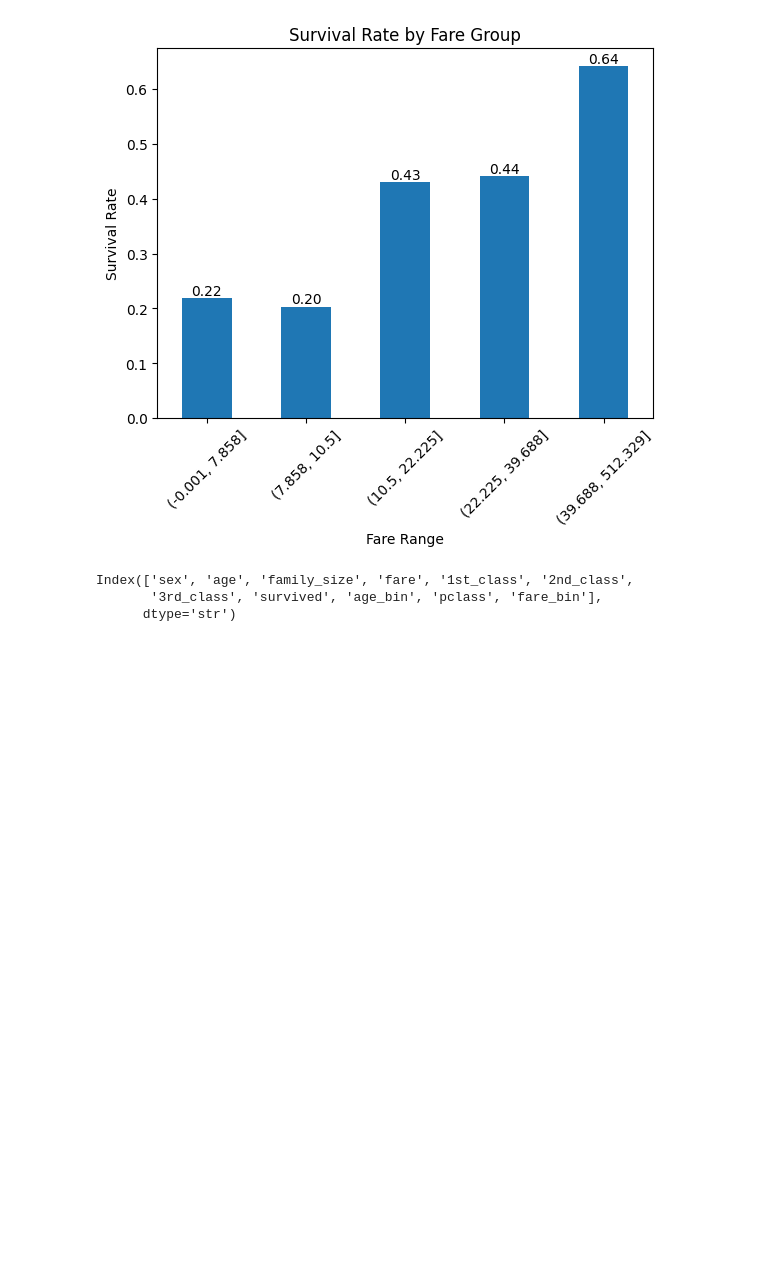
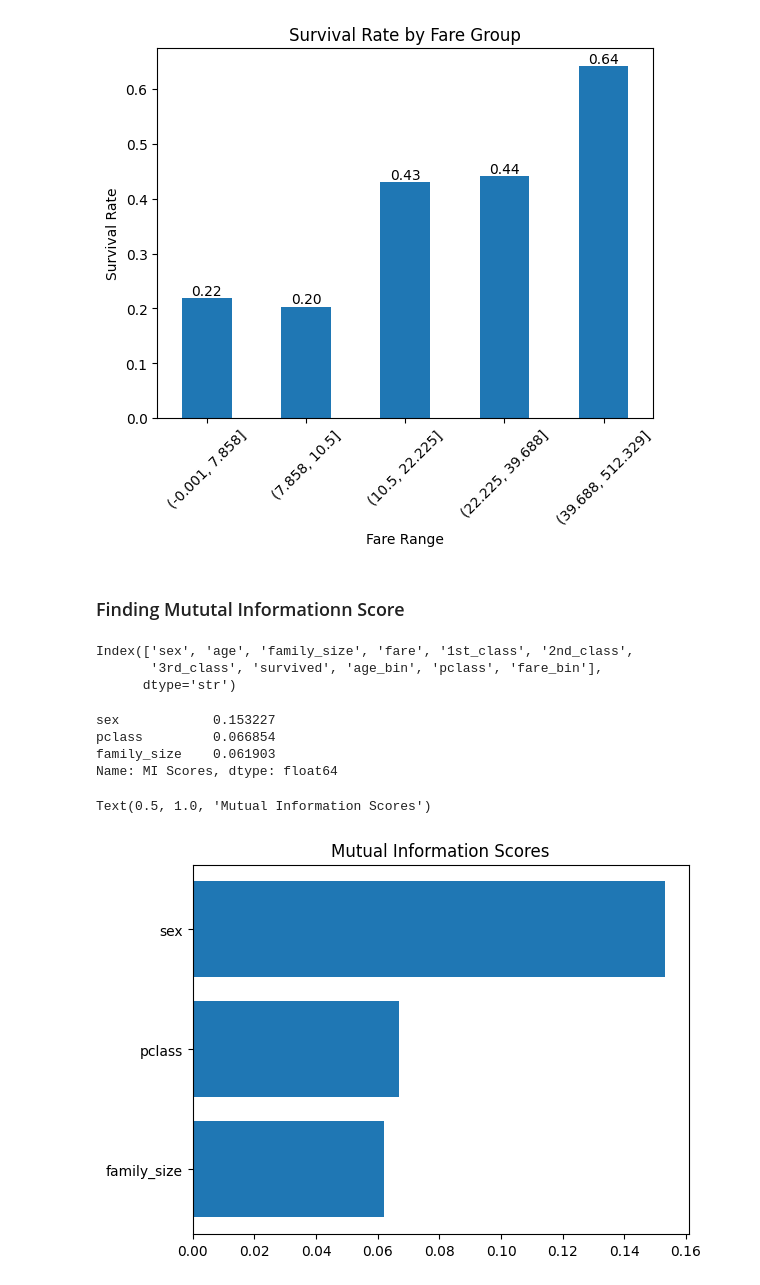
Before and after one commit to jayeshmanani/MLOps-Level3, a Jupyter notebook: week-1/titanic_data_exploration.ipynb, the cells around one changed output. Drawn from its saved outputs; the diff is of its cells as text; code cells hidden in the pictures; blank space fills up the shorter version.

```diff
--- a/week-1/titanic_data_exploration.ipynb
+++ b/week-1/titanic_data_exploration.ipynb
@@ -304,9 +305,50 @@ plt.xticks(rotation=45)
 plt.show()
 # %% [output]
 [figure]
-# %%
-data.columns
-# %% [output]
-Index(['sex', 'age', 'family_size', 'fare', '1st_class', '2nd_class',
-       '3rd_class', 'survived', 'age_bin', 'pclass', 'fare_bin'],
-      dtype='str')
+# %% [markdown]
+### Finding Mututal Informationn Score
+# %%
+data.columns
+# %% [output]
+Index(['sex', 'age', 'family_size', 'fare', '1st_class', '2nd_class',
+       '3rd_class', 'survived', 'age_bin', 'pclass', 'fare_bin'],
+      dtype='str')
+# %%
+from sklearn.feature_selection import mutual_info_regression
+
+cols = ['sex', 'age', 'family_size', 'fare', 'survived', 'age_bin', 'pclass', 'fare_bin']
+X = data[cols].copy()
+y = X.pop("survived")
+
+# Label encoding for categoricals
+for colname in X.select_dtypes("object"):
+    X[colname], _ = X[colname].factorize()
+
+# All discrete features should now have integer dtypes (double-check this before using MI!)
+discrete_features = X.select_dtypes(include=["int"])
+discrete_cols = discrete_features.dtypes == int
+# %%
+def make_mi_scores(X, y, discrete_features):
+    mi_scores = mutual_info_regression(X, y, discrete_features=discrete_features)
+    mi_scores = pd.Series(mi_scores, name="MI Scores", index=X.columns)
+    mi_scores = mi_scores.sort_values(ascending=False)
+    return mi_scores
+
+mi_scores = make_mi_scores(discrete_features, y, discrete_cols)
+mi_scores  # show a few features with their MI scores
+# %% [output]
+sex            0.153227
+pclass         0.066854
+family_size    0.061903
+Name: MI Scores, dtype: float64
+# %%
+scores = mi_scores
+scores = scores.sort_values(ascending=True)
+width = np.arange(len(scores))
+ticks = list(scores.index)
+plt.barh(width, scores)
+plt.yticks(width, ticks)
+plt.title("Mutual Information Scores")
+# %% [output]
+Text(0.5, 1.0, 'Mutual Information Scores')
+[figure, added]
```
Also changed, not shown: parts of 8 cells of this notebook.
